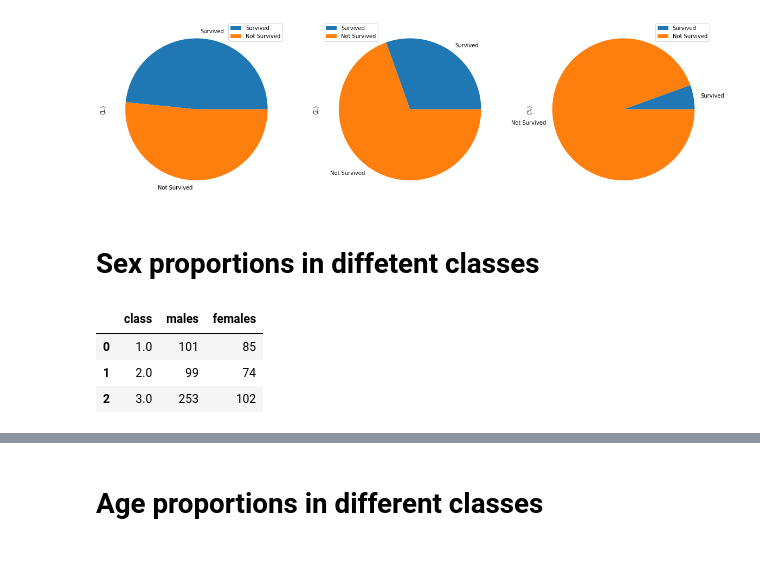
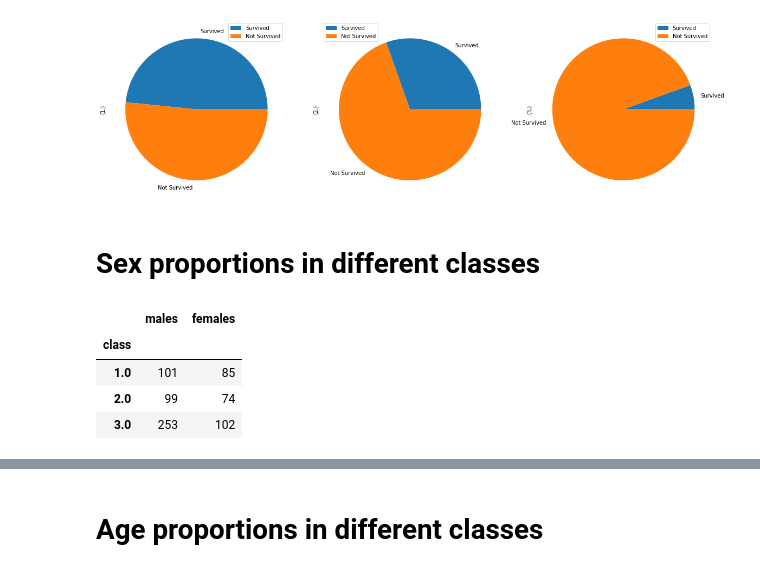
Before and after one commit to u2-de-students-lab/titanic_exploration, a Jupyter notebook: oleggerasinovich/Titanic.ipynb, the cells around one changed output, grey strips where cells are left out. Drawn from its saved outputs; the diff is of its cells as text; code cells hidden in the pictures.

```diff
--- a/oleggerasinovich/Titanic.ipynb
+++ b/oleggerasinovich/Titanic.ipynb
@@ -159,7 +156,7 @@ plots = alive_or_not.plot.pie(subplots=True, figsize=(20,10))
 # %% [output]
 [figure]
 # %% [markdown]
- # Sex proportions in diffetent classes
+ # Sex proportions in different classes
 # %%
 sex_and_class = titanic[['Pclass', 'Sex']].rename(columns={'Pclass': 'class', 'Sex': 'sex'})
 # %%
@@ -169,15 +166,14 @@ females = sex_and_class.where(sex_and_class['sex'] == 'female').groupby(['class'
 # %%
 males.name = 'males'
 
 females.name = 'females'
 
 gender_count = males.to_frame().join(females.to_frame())
 
-gender_count.reset_index(level=0, inplace=True)
-
 gender_count
 # %% [output]
-|  | class | males | females |
-| 0 | 1.0 | 101 | 85 |
-| 1 | 2.0 | 99 | 74 |
-| 2 | 3.0 | 253 | 102 |
+|  | males | females |
+| class |  |  |
+| 1.0 | 101 | 85 |
+| 2.0 | 99 | 74 |
+| 3.0 | 253 | 102 |
```
Also changed, not shown: parts of 14 cells of this notebook.
